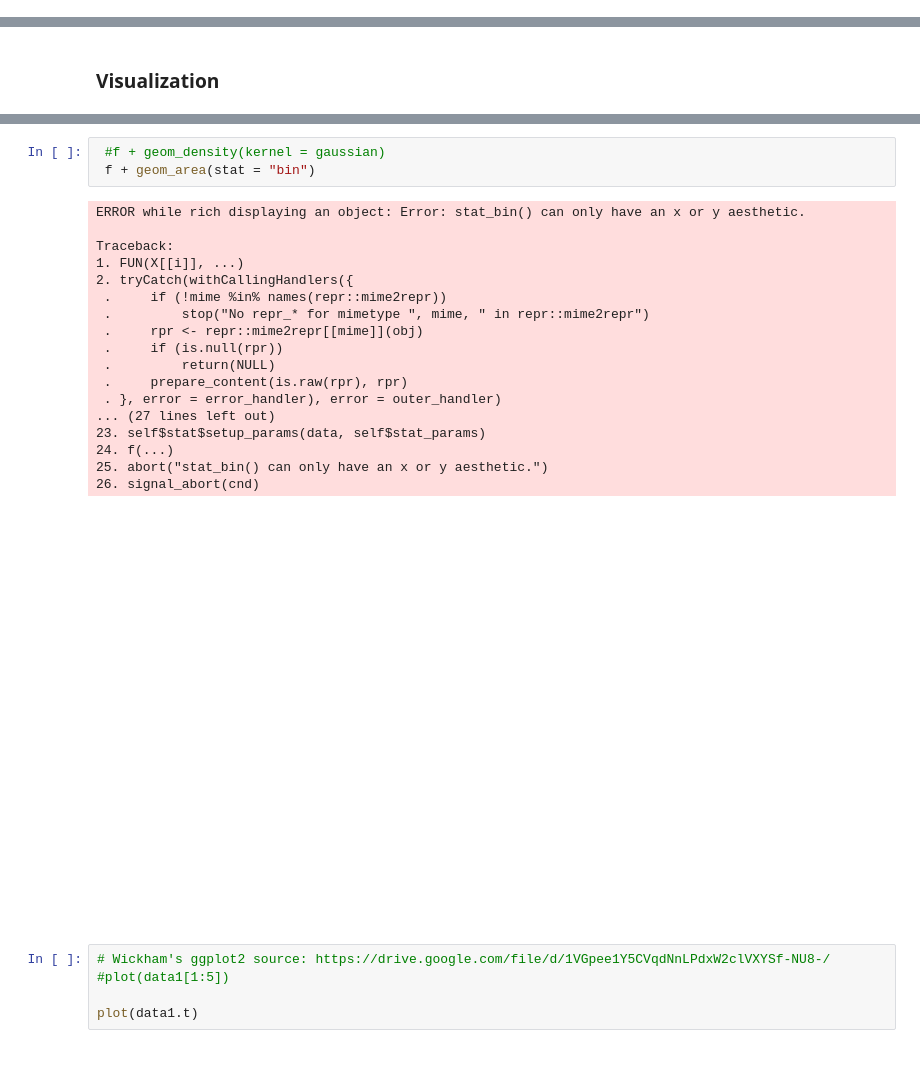
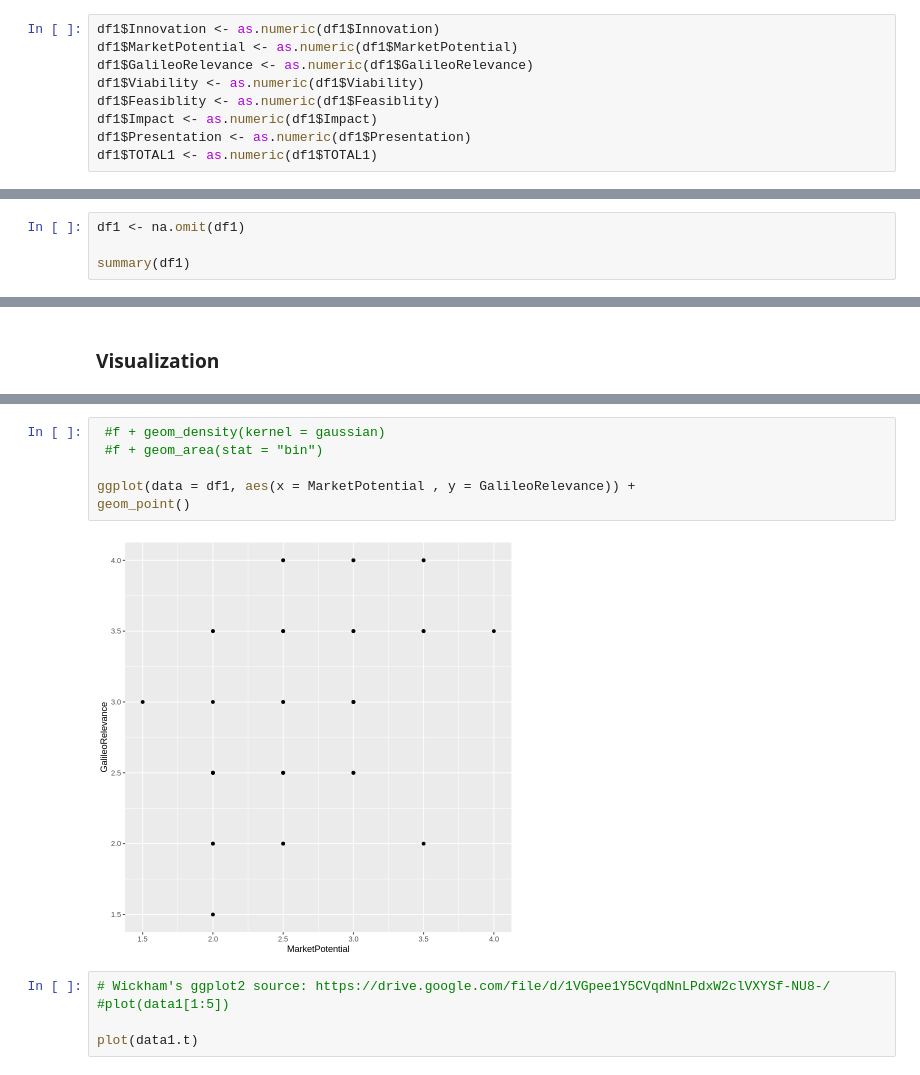
Before and after one commit to dnzengou/du_r, a Jupyter notebook: r-experiments/r_experiements_R.ipynb, the cells around one changed output, grey strips where cells are left out. Cells and saved outputs as stored; diff of their text form.

```diff
--- a/r-experiments/r_experiements_R.ipynb
+++ b/r-experiments/r_experiements_R.ipynb
@@ -341,3 +364,12 @@ summary(df1)
  Length:51          Length:51          Length:51          Length:51
  Class :character   Class :character   Class :character   Class :character
  Mode  :character   Mode  :character   Mode  :character   Mode  :character
+# %%
+df1$Innovation <- as.numeric(df1$Innovation)
+df1$MarketPotential <- as.numeric(df1$MarketPotential)
+df1$GalileoRelevance <- as.numeric(df1$GalileoRelevance)
+df1$Viability <- as.numeric(df1$Viability)
+df1$Feasiblity <- as.numeric(df1$Feasiblity)
+df1$Impact <- as.numeric(df1$Impact)
+df1$Presentation <- as.numeric(df1$Presentation)
+df1$TOTAL1 <- as.numeric(df1$TOTAL1)
@@ -343,0 +391,4 @@ summary(df1)
+# %%
+df1 <- na.omit(df1)
+
+summary(df1)
@@ -352,25 +501,11 @@ f <- ggplot(df1, aes(Innovation, Viability))
 # %%
  #f + geom_density(kernel = gaussian)
- f + geom_area(stat = "bin")
+ #f + geom_area(stat = "bin")
+
+ggplot(data = df1, aes(x = MarketPotential , y = GalileoRelevance)) +
+geom_point()
 # %% [output]
-ERROR while rich displaying an object: Error: stat_bin() can only have an x or y aesthetic.
-
-Traceback:
-1. FUN(X[[i]], ...)
-2. tryCatch(withCallingHandlers({
- .     if (!mime %in% names(repr::mime2repr))
- .         stop("No repr_* for mimetype ", mime, " in repr::mime2repr")
- .     rpr <- repr::mime2repr[[mime]](obj)
- .     if (is.null(rpr))
- .         return(NULL)
- .     prepare_content(is.raw(rpr), rpr)
- . }, error = error_handler), error = outer_handler)
-... (27 lines left out)
-23. self$stat$setup_params(data, self$stat_params)
-24. f(...)
-25. abort("stat_bin() can only have an x or y aesthetic.")
-26. signal_abort(cnd)
-[figure, old version]
+[figure, new version]
 # %%
 # Wickham's ggplot2 source: https://drive.google.com/file/d/1VGpee1Y5CVqdNnLPdxW2clVXYSf-NU8-/
 #plot(data1[1:5])
```
Also changed, not shown: parts of 24 cells of this notebook, 4 other files.
